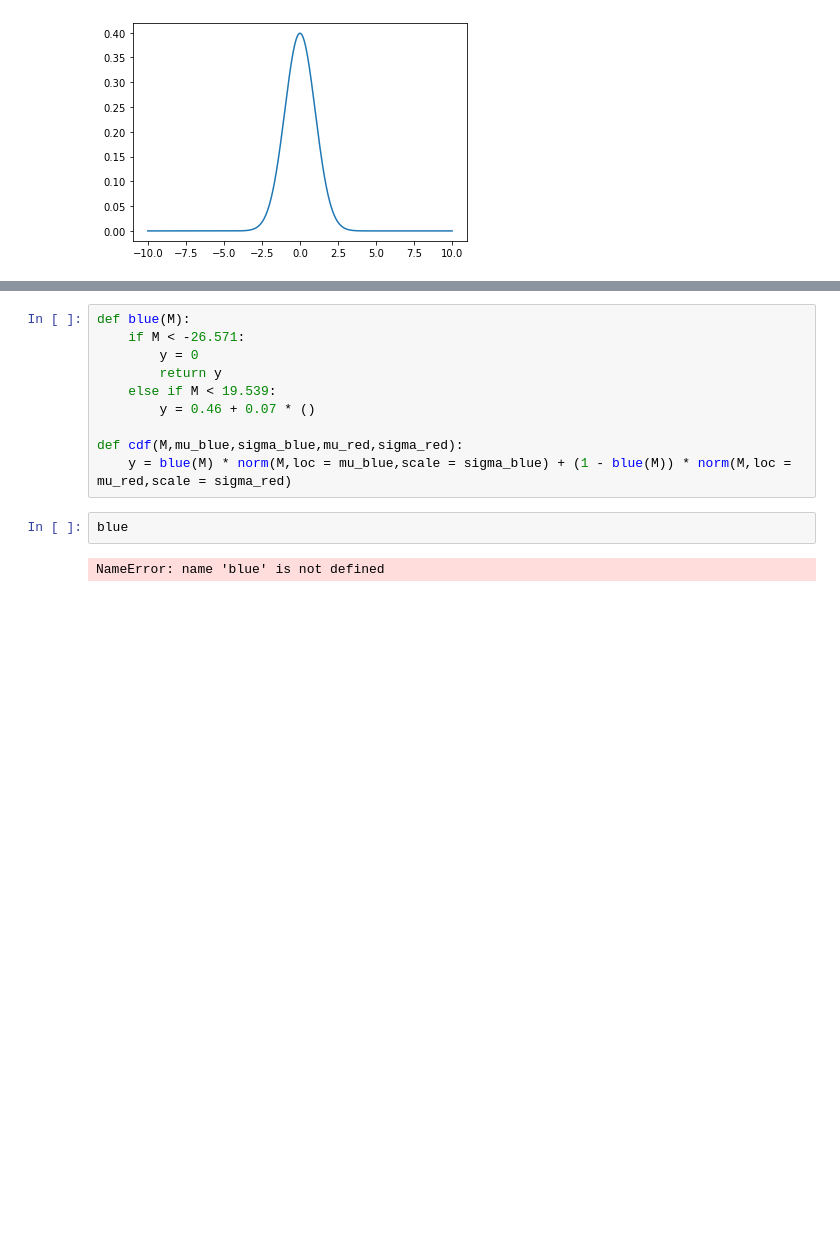
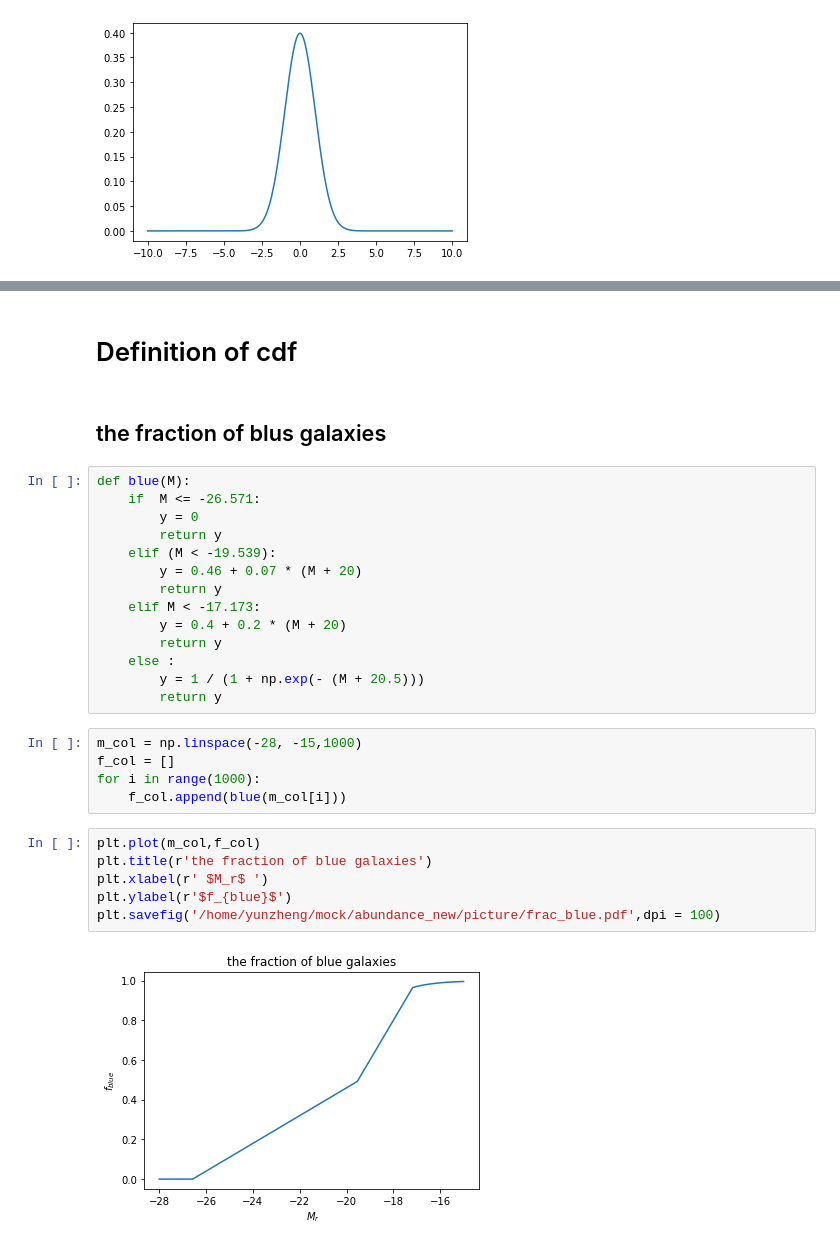
Before and after one commit to zhengyun0215/mock, a Jupyter notebook: color.ipynb, the cells around one changed output, grey strips where cells are left out. Cells and saved outputs as stored; diff of their text form; blank space fills up the shorter version.

```diff
--- a/color.ipynb
+++ b/color.ipynb
@@ -56,14 +58,31 @@ gau(2,10,5)
+# %% [markdown]
+# Definition of cdf
+# %% [markdown]
+## the fraction of blus galaxies
 # %%
 def blue(M):
-    if M < -26.571:
+    if  M <= -26.571:
         y = 0
         return y
-    else if M < 19.539:
-        y = 0.46 + 0.07 * ()
-
-def cdf(M,mu_blue,sigma_blue,mu_red,sigma_red):
-    y = blue(M) * norm(M,loc = mu_blue,scale = sigma_blue) + (1 - blue(M)) * norm(M,loc = mu_red,scale = sigma_red)
+    elif (M < -19.539):
+        y = 0.46 + 0.07 * (M + 20)
+        return y
+    elif M < -17.173:
+        y = 0.4 + 0.2 * (M + 20)
+        return y
+    else :
+        y = 1 / (1 + np.exp(- (M + 20.5)))
+        return y
-# %%
-blue
-# %% [output]
-NameError: name 'blue' is not defined
+# %%
+m_col = np.linspace(-28, -15,1000)
+f_col = []
+for i in range(1000):
+    f_col.append(blue(m_col[i]))
+# %%
+plt.plot(m_col,f_col)
+plt.title(r'the fraction of blue galaxies')
+plt.xlabel(r' $M_r$ ')
+plt.ylabel(r'$f_{blue}$')
+plt.savefig('/home/yunzheng/mock/abundance_new/picture/frac_blue.pdf',dpi = 100)
+# %% [output]
+[figure, added]
```
Also changed, not shown: parts of 12 cells of this notebook.
